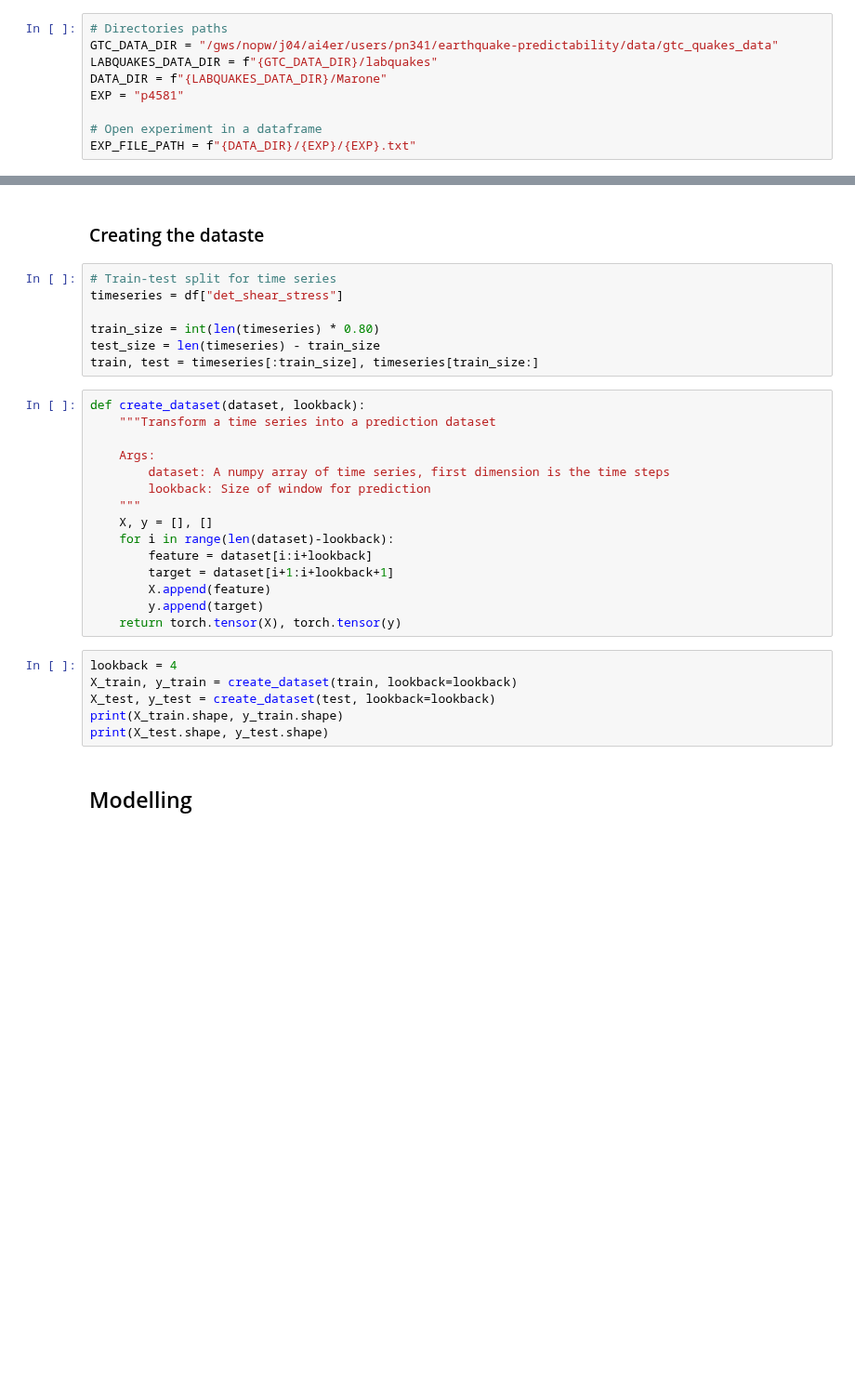
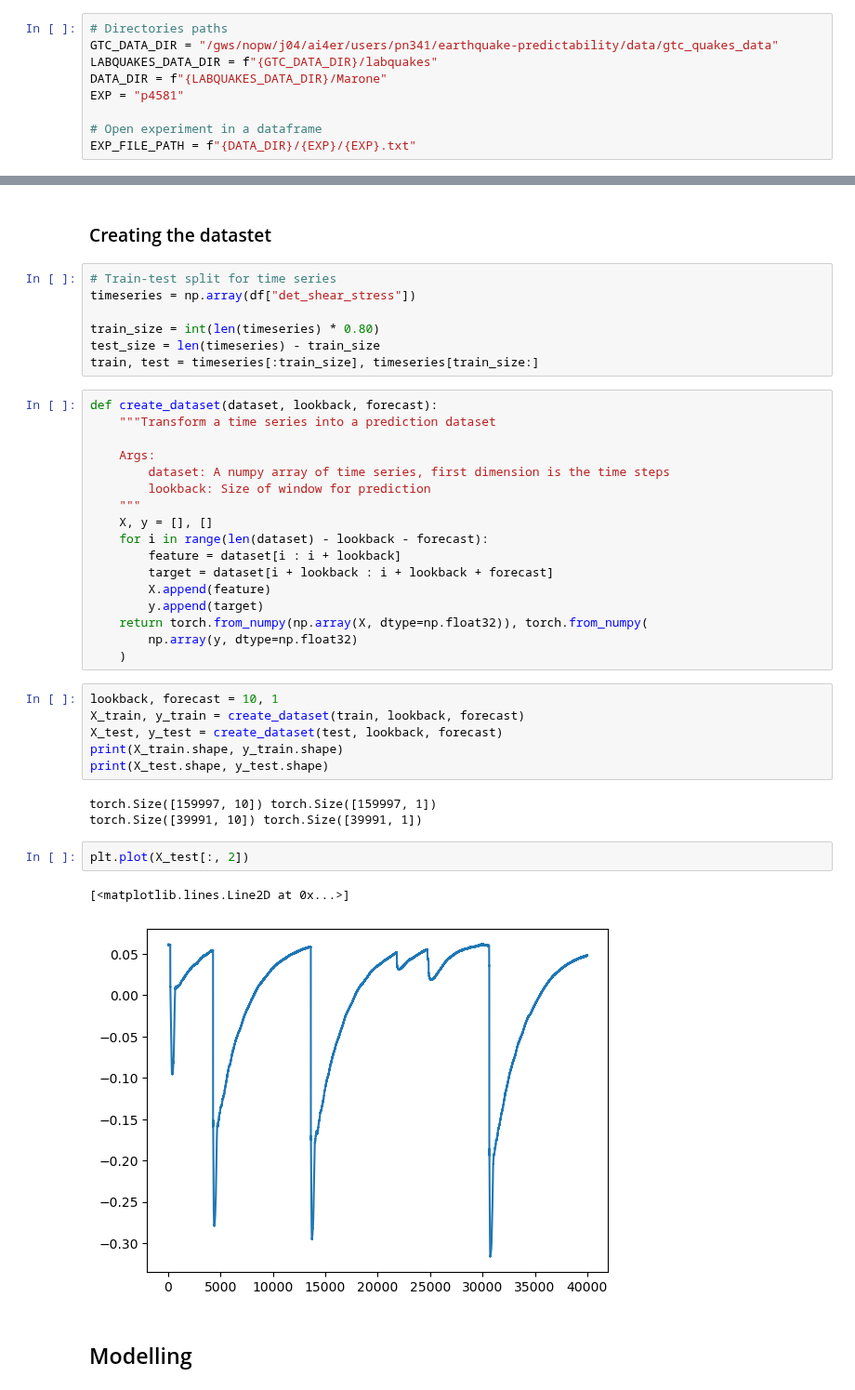
Before and after one commit to ai4er-cdt/earthquake-predictability, a Jupyter notebook: notebooks/CGB47 003 - First LSTM.ipynb, the cells around one changed output, grey strips where cells are left out. Shown at 93% size. Saved outputs shown, nothing was run; the diff lists cells and outputs as text; blank space fills up the shorter version.

Commit message:
Updated LSTM skeleton, changed dataset creation

```diff
--- a/notebooks/CGB47 003 - First LSTM.ipynb
+++ b/notebooks/CGB47 003 - First LSTM.ipynb
@@ -48,14 +59,14 @@ df.head()
 # %% [markdown]
-### Creating the dataste
+### Creating the datastet
 # %%
 # Train-test split for time series
-timeseries = df["det_shear_stress"]
+timeseries = np.array(df["det_shear_stress"])
 
 train_size = int(len(timeseries) * 0.80)
 test_size = len(timeseries) - train_size
 train, test = timeseries[:train_size], timeseries[train_size:]
 # %%
-def create_dataset(dataset, lookback):
+def create_dataset(dataset, lookback, forecast):
     """Transform a time series into a prediction dataset
 
     Args:
@@ -63,18 +74,28 @@ def create_dataset(dataset, lookback):
         lookback: Size of window for prediction
     """
     X, y = [], []
-    for i in range(len(dataset)-lookback):
-        feature = dataset[i:i+lookback]
-        target = dataset[i+1:i+lookback+1]
+    for i in range(len(dataset) - lookback - forecast):
+        feature = dataset[i : i + lookback]
+        target = dataset[i + lookback : i + lookback + forecast]
         X.append(feature)
         y.append(target)
-    return torch.tensor(X), torch.tensor(y)
+    return torch.from_numpy(np.array(X, dtype=np.float32)), torch.from_numpy(
+        np.array(y, dtype=np.float32)
+    )
 # %%
-lookback = 4
-X_train, y_train = create_dataset(train, lookback=lookback)
-X_test, y_test = create_dataset(test, lookback=lookback)
+lookback, forecast = 10, 1
+X_train, y_train = create_dataset(train, lookback, forecast)
+X_test, y_test = create_dataset(test, lookback, forecast)
 print(X_train.shape, y_train.shape)
 print(X_test.shape, y_test.shape)
+# %% [output]
+torch.Size([159997, 10]) torch.Size([159997, 1])
+torch.Size([39991, 10]) torch.Size([39991, 1])
+# %%
+plt.plot(X_test[:, 2])
+# %% [output]
+[<matplotlib.lines.Line2D at 0x...>]
+[figure, added]
 # %% [markdown]
 ## Modelling
 # %%
```
Also changed, not shown: parts of 7 cells of this notebook.
